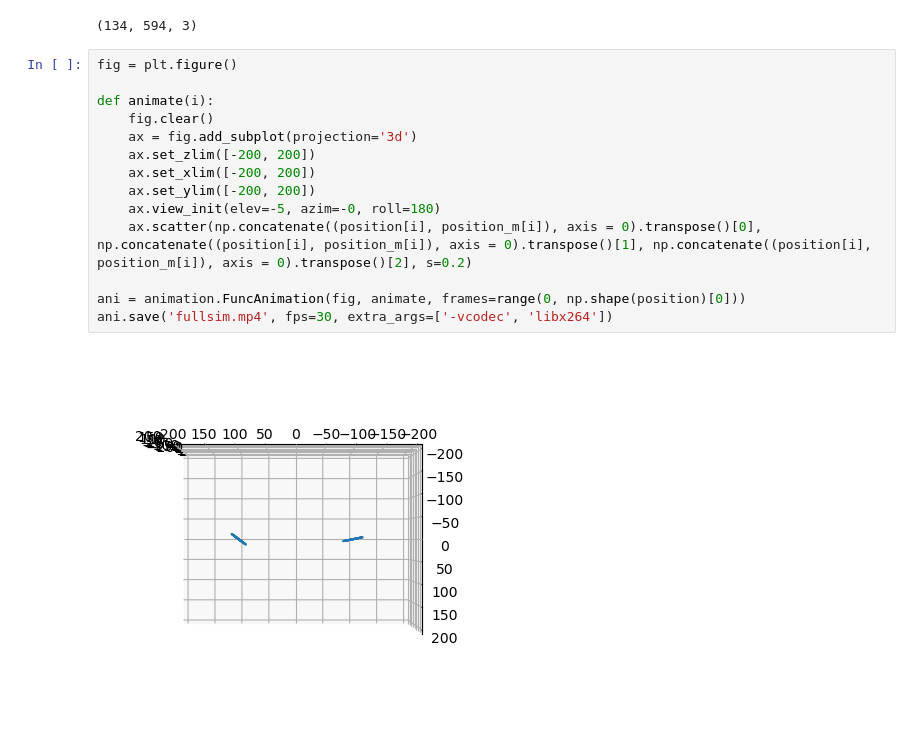
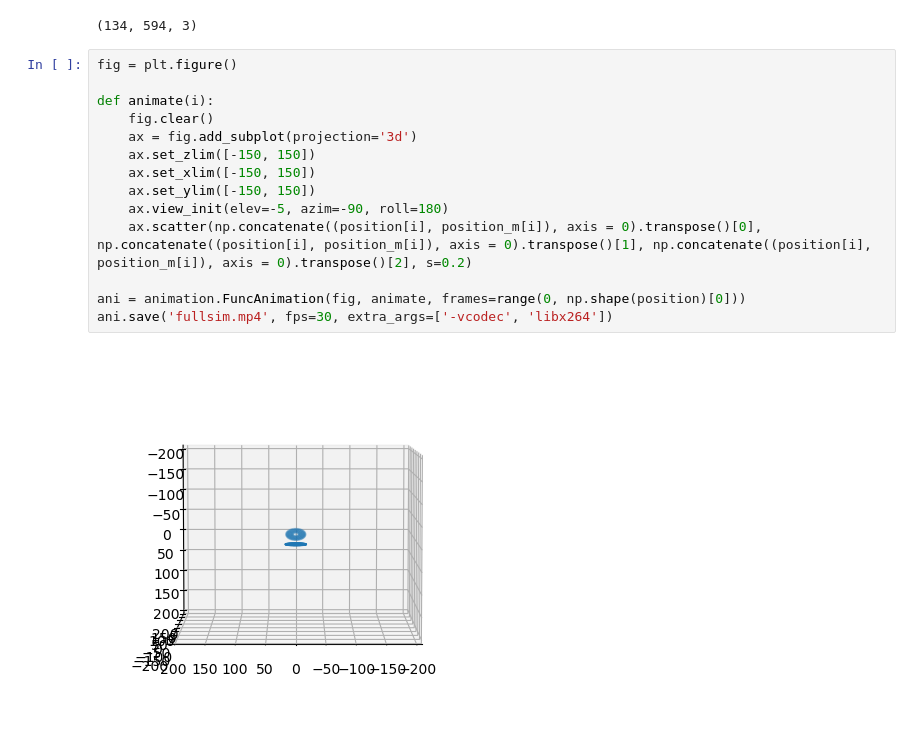
Before and after one commit to TristanCollis/UCSD-Phys141-MiceB, a Jupyter notebook: src/test.ipynb, the cells around one changed output. Saved outputs shown, nothing was run; the diff lists cells and outputs as text.

```diff
--- a/src/test.ipynb
+++ b/src/test.ipynb
@@ -77,16 +77,16 @@ print(position.shape)
 # %%
 fig = plt.figure()
 
 def animate(i):
     fig.clear()
     ax = fig.add_subplot(projection='3d')
-    ax.set_zlim([-200, 200])
-    ax.set_xlim([-200, 200])
-    ax.set_ylim([-200, 200])
-    ax.view_init(elev=-5, azim=-0, roll=180)
+    ax.set_zlim([-150, 150])
+    ax.set_xlim([-150, 150])
+    ax.set_ylim([-150, 150])
+    ax.view_init(elev=-5, azim=-90, roll=180)
     ax.scatter(np.concatenate((position[i], position_m[i]), axis = 0).transpose()[0], np.concatenate((position[i], position_m[i]), axis = 0).transpose()[1], np.concatenate((position[i], position_m[i]), axis = 0).transpose()[2], s=0.2)
 
 ani = animation.FuncAnimation(fig, animate, frames=range(0, np.shape(position)[0]))
 ani.save('fullsim.mp4', fps=30, extra_args=['-vcodec', 'libx264'])
 # %% [output]
-[figure, old version]
+[figure, new version]
```
Also changed, not shown: 4 other files.
